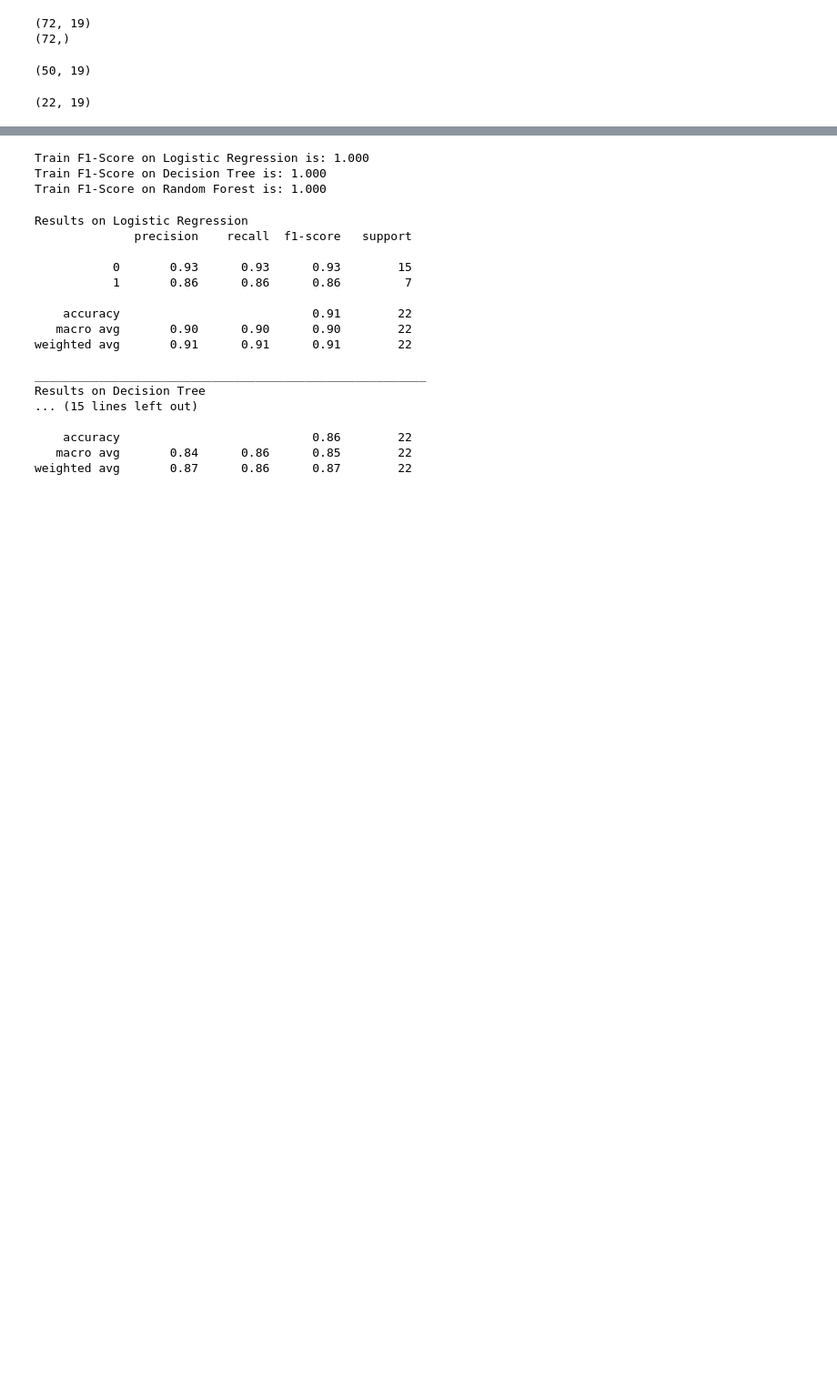
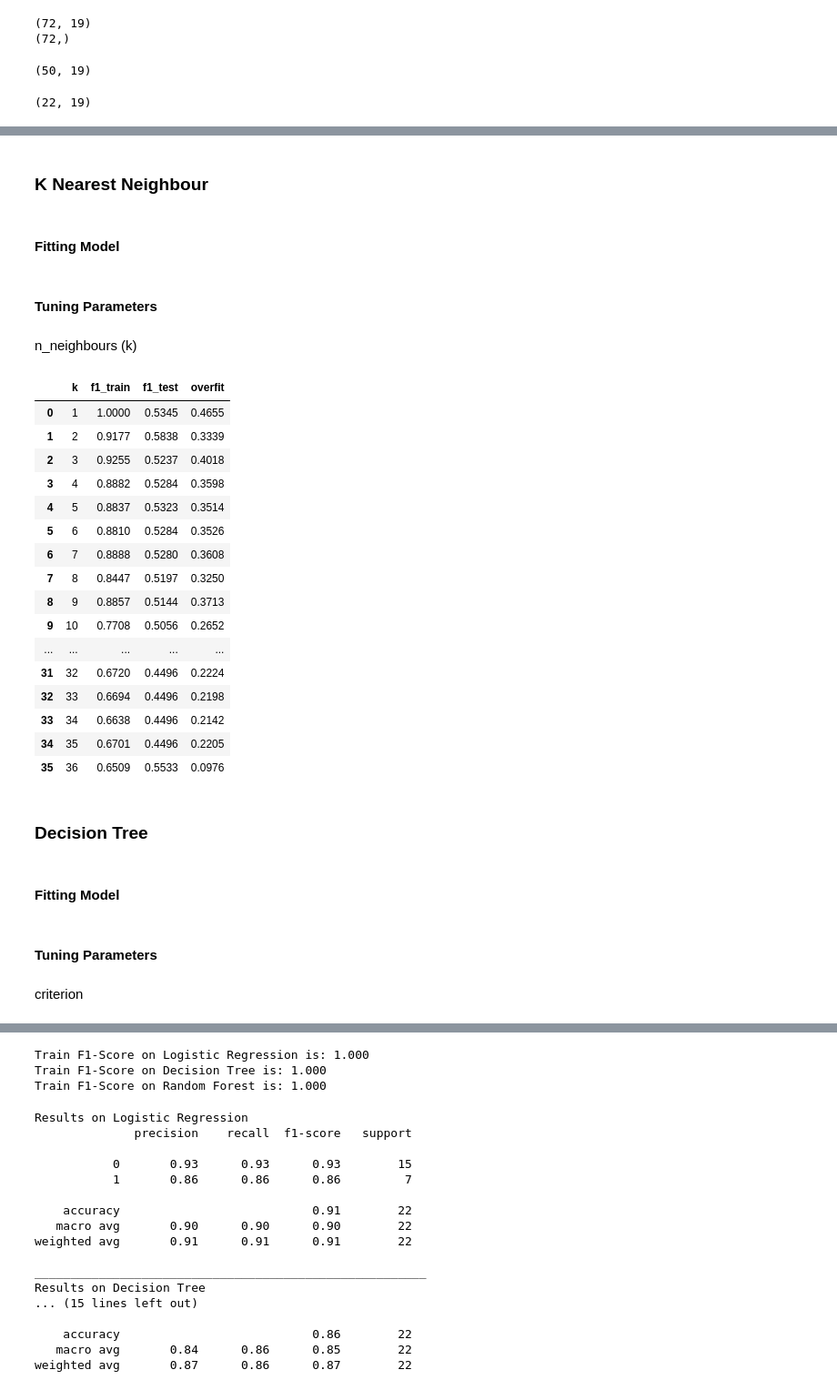
Before and after one commit to kumarv987/PDS-Cervical-cancer-dataset, a Jupyter notebook: Assignment2.ipynb, the cells around one changed output, grey strips where cells are left out. Shown: that part at 91% size. Drawn from its saved outputs; the diff is of its cells as text; code cells hidden in the pictures; blank space fills up the shorter version.

Commit message:
add cross-validation and tuning parameters for KNN and decision tree

```diff
--- a/Assignment2.ipynb
+++ b/Assignment2.ipynb
@@ -299,0 +331,5 @@ X_test.shape
+# %%
+kf = KFold(n_splits=5)
+# %%
+for train_index, test_index in kf.split(data):
+    print("TRAIN:", train_index, "TEST:", test_index)
@@ -299,0 +356,4 @@ X_test.shape
+# %% [markdown]
+### K Nearest Neighbour
+# %% [markdown]
+#### Fitting Model
@@ -299,0 +389,46 @@ X_test.shape
+# %% [markdown]
+#### Tuning Parameters
+# %% [markdown]
+n_neighbours (k)
+# %%
+# select different k values
+k = []
+for i in range(5, 37):
+    k.append(i)
+
+# compute results for different k values
+f1_train = []
+f1_test = []
+overfit = []
+for value in k:
+    result = knn(value)
+    f1_train.append(result[0])
+    f1_test.append(result[1])
+    overfit.append(result[2])
+
+# show results in table
+d = {'k':k, 'f1_train':f1_train, 'f1_test':f1_test, 'overfit':overfit}
+knn_result = pd.DataFrame(data=d)
+knn_result
+# %% [output]
+|  | k | f1_train | f1_test | overfit |
+| 0 | 1 | 1.0000 | 0.5345 | 0.4655 |
+| 1 | 2 | 0.9177 | 0.5838 | 0.3339 |
+| 2 | 3 | 0.9255 | 0.5237 | 0.4018 |
+| 3 | 4 | 0.8882 | 0.5284 | 0.3598 |
+| 4 | 5 | 0.8837 | 0.5323 | 0.3514 |
+| 5 | 6 | 0.8810 | 0.5284 | 0.3526 |
+| 6 | 7 | 0.8888 | 0.5280 | 0.3608 |
+| 7 | 8 | 0.8447 | 0.5197 | 0.3250 |
+| 8 | 9 | 0.8857 | 0.5144 | 0.3713 |
+| 9 | 10 | 0.7708 | 0.5056 | 0.2652 |
+| ... | ... | ... | ... | ... |
+| 31 | 32 | 0.6720 | 0.4496 | 0.2224 |
+| 32 | 33 | 0.6694 | 0.4496 | 0.2198 |
+| 33 | 34 | 0.6638 | 0.4496 | 0.2142 |
+| 34 | 35 | 0.6701 | 0.4496 | 0.2205 |
+| 35 | 36 | 0.6509 | 0.5533 | 0.0976 |
+# %% [markdown]
+### Decision Tree
+# %% [markdown]
+#### Fitting Model
@@ -299,0 +469,4 @@ X_test.shape
+# %% [markdown]
+#### Tuning Parameters
+# %% [markdown]
+criterion
```
Also changed, not shown: parts of 35 cells of this notebook.
